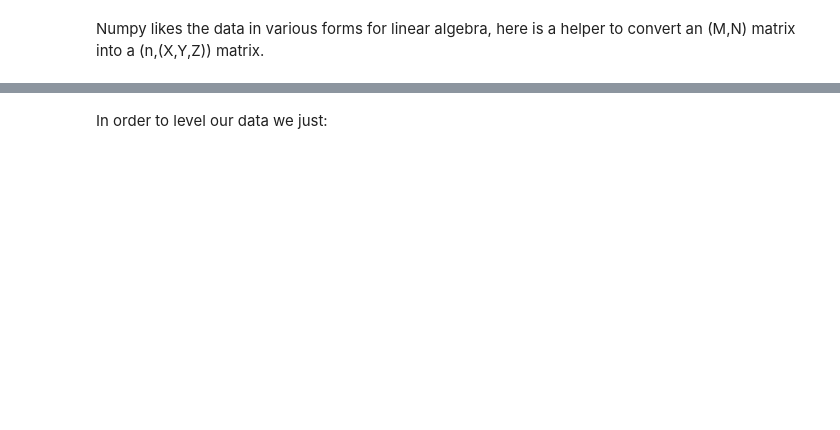
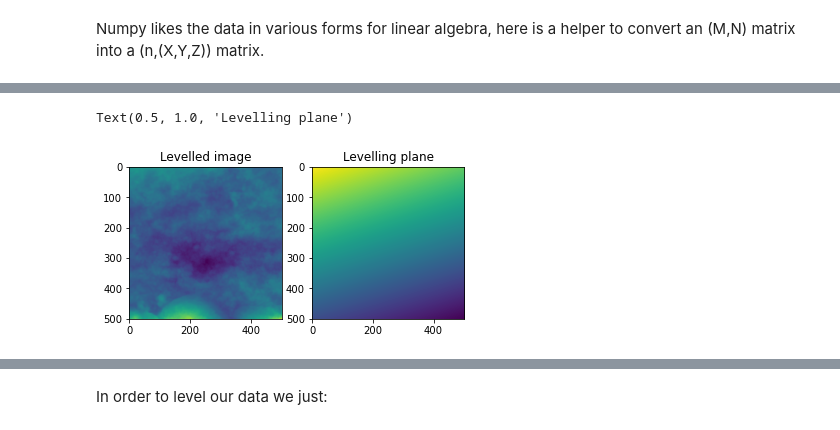
Before and after one commit to kpjmcg/rough, a Jupyter notebook: 00_data.ipynb, the cells around one changed output, grey strips where cells are left out. Drawn from its saved outputs; the diff is of its cells as text; code cells hidden in the pictures; blank space fills up the shorter version.

```diff
--- a/00_data.ipynb
+++ b/00_data.ipynb
@@ -35,0 +36,3 @@ image = np.loadtxt('BYGS008_top_segment_500samp_10cm_interp089.txt')
+# %%
+file = 'BYGS008_top_segment_500samp_10cm_interp089.txt'
+image = np.loadtxt(file)
@@ -153,3 +145,17 @@ plt.show()
+# %%
+#| export
+def plane_level(im, #Numpy array or array like
+                norm = True, #Normalize the data by subtracting the mean
+                return_form = False
+               ):
+    '''
+    Level an (m,n) array by computing the best fit plane and subtracting the results.
+    Thin wrapper around `remove_form` with degree = 1.
+    '''
+    if norm:
+        im = im - np.mean(im, axis = None)
+
+    return remove_form(im = im, degree = 1, return_form = return_form)
 # %%
 w = np.array([[1,1,1],[0,0,0],[-1,-1,-1]])
 u = np.array([[1,0,-1]]*3)
@@ -159,0 +166,11 @@ test_fail(fit_plane, kwargs = dict(xyz=np.array([[1,1]])))
+# %%
+fig = plt.figure()
+ax = fig.add_subplot(1, 2, 1)
+imgplot = plt.imshow(plane_level(image))
+ax.set_title('Levelled image')
+ax = fig.add_subplot(1, 2, 2)
+imgplot = plt.imshow(plane_level(image, return_form = True))
+ax.set_title('Levelling plane')
+# %% [output]
+Text(0.5, 1.0, 'Levelling plane')
+[figure, added]
```
Also changed, not shown: parts of 30 cells of this notebook, 6 other files.
